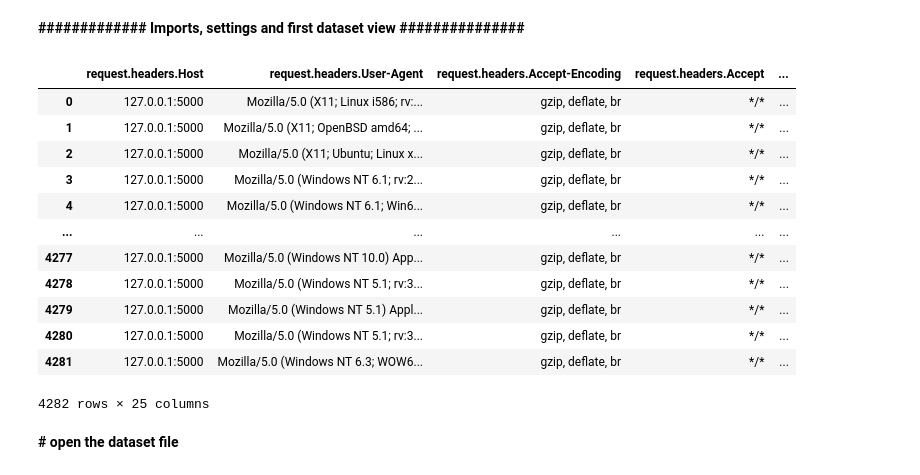
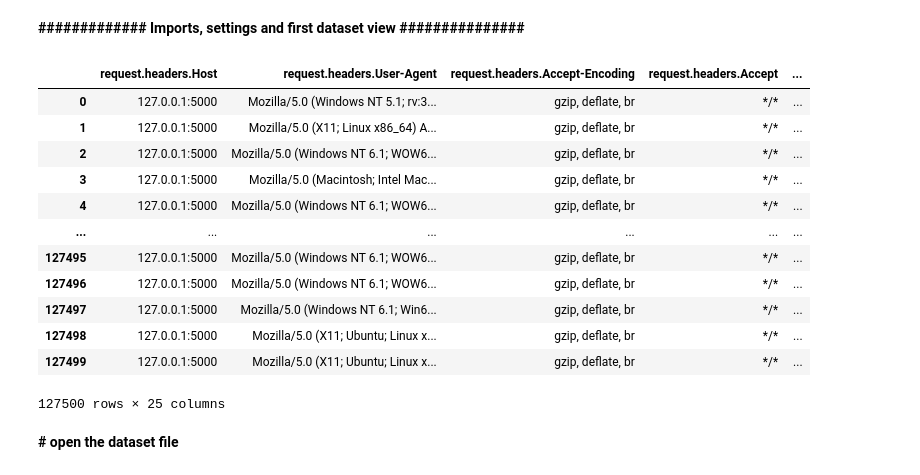
Before and after one commit to ohad1s/Cisco-competition_Ariel, a Jupyter notebook: Cisco competition.ipynb, the cells around one changed output. Saved outputs shown, nothing was run; the diff lists cells and outputs as text; code cells hidden in the pictures.

```diff
--- a/Cisco competition.ipynb
+++ b/Cisco competition.ipynb
@@ -5,45 +5,45 @@
 # %%
 # Imports, settings and first dataset view
 import pandas as pd
 import seaborn as sns
 import numpy as np
 import json
 
 from sklearn.feature_extraction.text import CountVectorizer, HashingVectorizer
 from sklearn.preprocessing import LabelEncoder
 from sklearn.model_selection import train_test_split
 from sklearn.ensemble import RandomForestClassifier
-from sklearn.metrics import confusion_matrix, classification_report
+from sklearn.metrics import confusion_matrix, classification_report, accuracy_score
 from collections import Counter
 
 # Set pandas to show all columns when you print a dataframe
 pd.set_option('display.max_columns', None)
 
 # Global setting here you choose the dataset number and classification type for the model
-dataset_number = 1  # Options are [1, 2, 3, 4]
+dataset_number = 2  # Options are [1, 2, 3, 4]
 test_type = 'label'  # Options are ['label', 'attack_type']
 
 # Read the json and read it to a pandas dataframe object, you can change these settings
 with open(f'combined_datasets_for_students/dataset_{str(dataset_number)}_train.json') as file:
     raw_ds = json.load(file)
 df = pd.json_normalize(raw_ds, max_level=2)
 
 # Shoe the first five lines of the dataframe to see if everything was read accordingly
 df
 # %% [output]
 |  | request.headers.Host | request.headers.User-Agent | request.headers.Accept-Encoding | request.headers.Accept | ... |
-| 0 | 127.0.0.1:5000 | Mozilla/5.0 (X11; Linux i586; rv:... | gzip, deflate, br | */* | ... |
-| 1 | 127.0.0.1:5000 | Mozilla/5.0 (X11; OpenBSD amd64; ... | gzip, deflate, br | */* | ... |
-| 2 | 127.0.0.1:5000 | Mozilla/5.0 (X11; Ubuntu; Linux x... | gzip, deflate, br | */* | ... |
-| 3 | 127.0.0.1:5000 | Mozilla/5.0 (Windows NT 6.1; rv:2... | gzip, deflate, br | */* | ... |
-| 4 | 127.0.0.1:5000 | Mozilla/5.0 (Windows NT 6.1; Win6... | gzip, deflate, br | */* | ... |
+| 0 | 127.0.0.1:5000 | Mozilla/5.0 (Windows NT 5.1; rv:3... | gzip, deflate, br | */* | ... |
+| 1 | 127.0.0.1:5000 | Mozilla/5.0 (X11; Linux x86_64) A... | gzip, deflate, br | */* | ... |
+| 2 | 127.0.0.1:5000 | Mozilla/5.0 (Windows NT 6.1; WOW6... | gzip, deflate, br | */* | ... |
+| 3 | 127.0.0.1:5000 | Mozilla/5.0 (Macintosh; Intel Mac... | gzip, deflate, br | */* | ... |
+| 4 | 127.0.0.1:5000 | Mozilla/5.0 (Windows NT 6.1; WOW6... | gzip, deflate, br | */* | ... |
 | ... | ... | ... | ... | ... | ... |
-| 4277 | 127.0.0.1:5000 | Mozilla/5.0 (Windows NT 10.0) App... | gzip, deflate, br | */* | ... |
-| 4278 | 127.0.0.1:5000 | Mozilla/5.0 (Windows NT 5.1; rv:3... | gzip, deflate, br | */* | ... |
-| 4279 | 127.0.0.1:5000 | Mozilla/5.0 (Windows NT 5.1) Appl... | gzip, deflate, br | */* | ... |
-| 4280 | 127.0.0.1:5000 | Mozilla/5.0 (Windows NT 5.1; rv:3... | gzip, deflate, br | */* | ... |
-| 4281 | 127.0.0.1:5000 | Mozilla/5.0 (Windows NT 6.3; WOW6... | gzip, deflate, br | */* | ... |
+| 127495 | 127.0.0.1:5000 | Mozilla/5.0 (Windows NT 6.1; WOW6... | gzip, deflate, br | */* | ... |
+| 127496 | 127.0.0.1:5000 | Mozilla/5.0 (Windows NT 6.1; WOW6... | gzip, deflate, br | */* | ... |
+| 127497 | 127.0.0.1:5000 | Mozilla/5.0 (Windows NT 6.1; Win6... | gzip, deflate, br | */* | ... |
+| 127498 | 127.0.0.1:5000 | Mozilla/5.0 (X11; Ubuntu; Linux x... | gzip, deflate, br | */* | ... |
+| 127499 | 127.0.0.1:5000 | Mozilla/5.0 (X11; Ubuntu; Linux x... | gzip, deflate, br | */* | ... |
-4282 rows × 25 columns
+127500 rows × 25 columns
 # %% [markdown]
 **# open the dataset file**
 # %%
```
Also changed, not shown: parts of 20 cells of this notebook, 8 other files.
